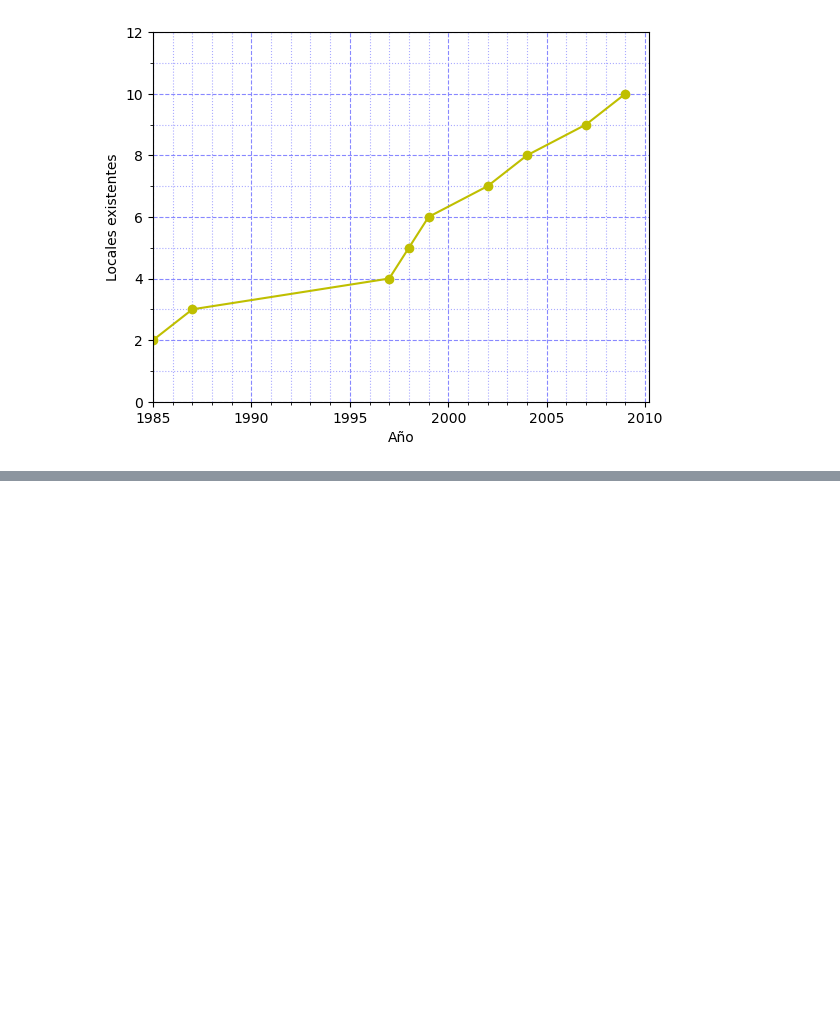
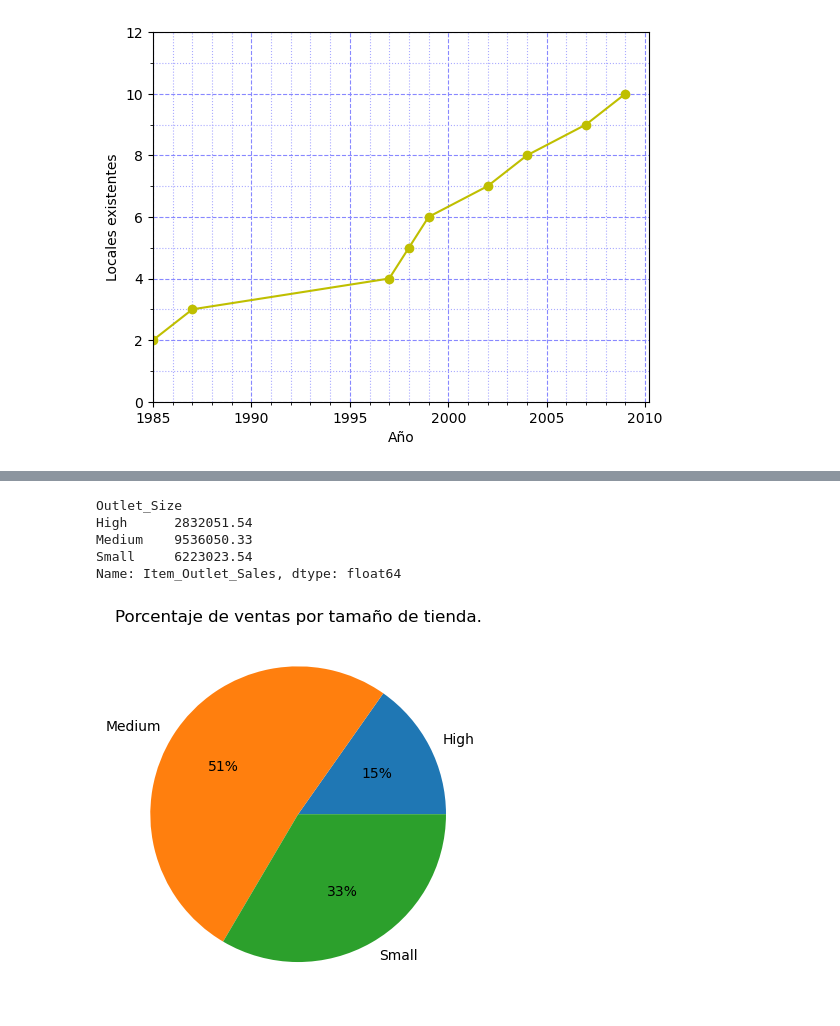
Before and after one commit to orlandoch/predicciones-ventas, a Jupyter notebook: graph.ipynb, the cells around one changed output, grey strips where cells are left out. Cells and saved outputs as stored; diff of their text form; code cells hidden in the pictures; blank space fills up the shorter version.

```diff
--- a/graph.ipynb
+++ b/graph.ipynb
@@ -337,0 +359,16 @@ Text(0, 0.5, 'Locales existentes')
+# %%
+sumaVentas = sp_df1['Item_Outlet_Sales'].sum() # Obtiene la suma total de ventas de producto en el establecimiento
+ventasOutletSize = round(sp_df1.groupby(['Outlet_Size'])['Item_Outlet_Sales'].sum(),2) # Suma de total de ventas por tamaño de establecimiento
+ventasOutletSize
+# %% [output]
+Outlet_Size
+High      2832051.54
+Medium    9536050.33
+Small     6223023.54
+Name: Item_Outlet_Sales, dtype: float64
+# %%
+fig, ax = plt.subplots(1,1) # Crear un subplot
+ax.set_title('Porcentaje de ventas por tamaño de tienda.') # Establecer título
+ax.pie(ventasOutletSize, labels=ventasOutletSize.index, autopct='%1.0f%%'); # Graficar
+# %% [output]
+[figure, added]
```
Also changed, not shown: parts of 9 cells of this notebook.
